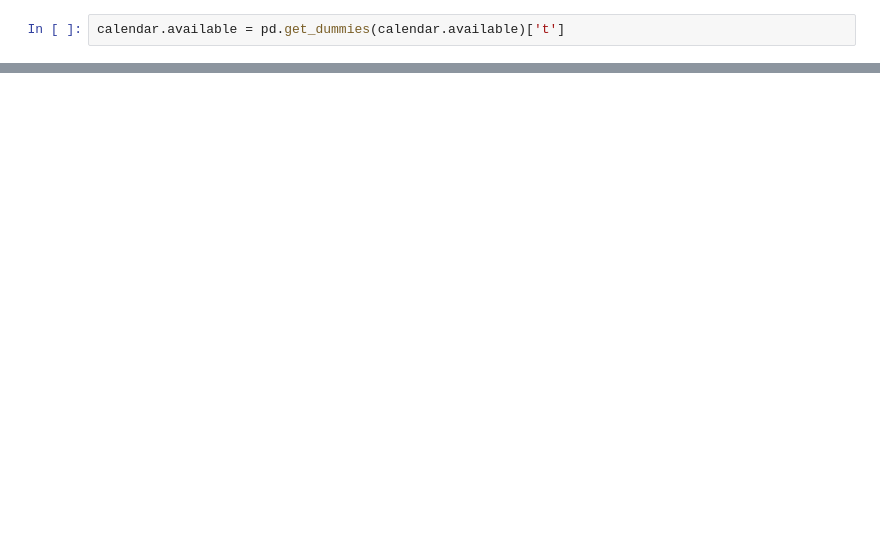
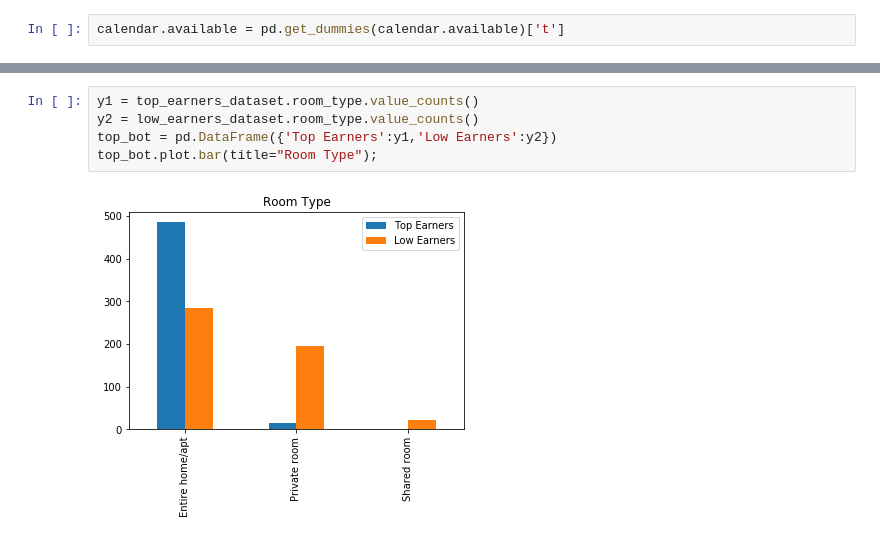
Before and after one commit to osama1991bokhari/Project4_Writing_Blog, a Jupyter notebook: Project 4 Writing a Data Scientist blog post.ipynb, the cells around one changed output, grey strips where cells are left out. Cells and saved outputs as stored; diff of their text form; blank space fills up the shorter version.

```diff
--- a/Project 4 Writing a Data Scientist blog post.ipynb
+++ b/Project 4 Writing a Data Scientist blog post.ipynb
@@ -503,0 +540,7 @@ avaialble_per_month.plot.bar()
+# %%
+y1 = top_earners_dataset.room_type.value_counts()
+y2 = low_earners_dataset.room_type.value_counts()
+top_bot = pd.DataFrame({'Top Earners':y1,'Low Earners':y2})
+top_bot.plot.bar(title="Room Type");
+# %% [output]
+[figure, added]
```
Also changed, not shown: parts of 23 cells of this notebook, 1 other file.
